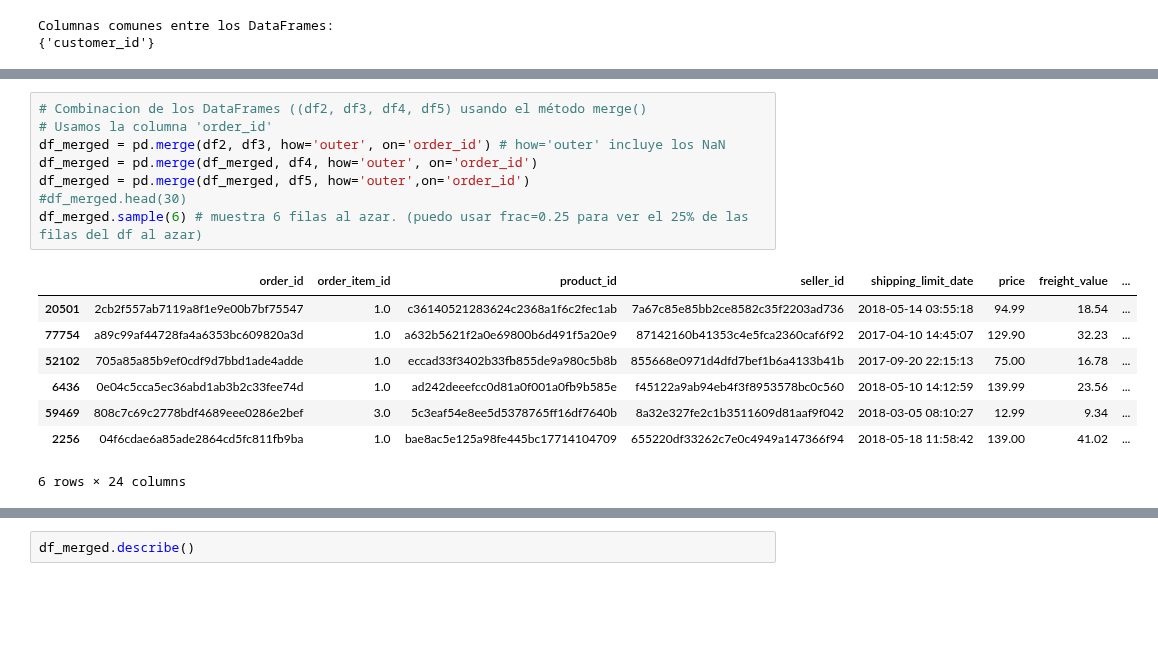
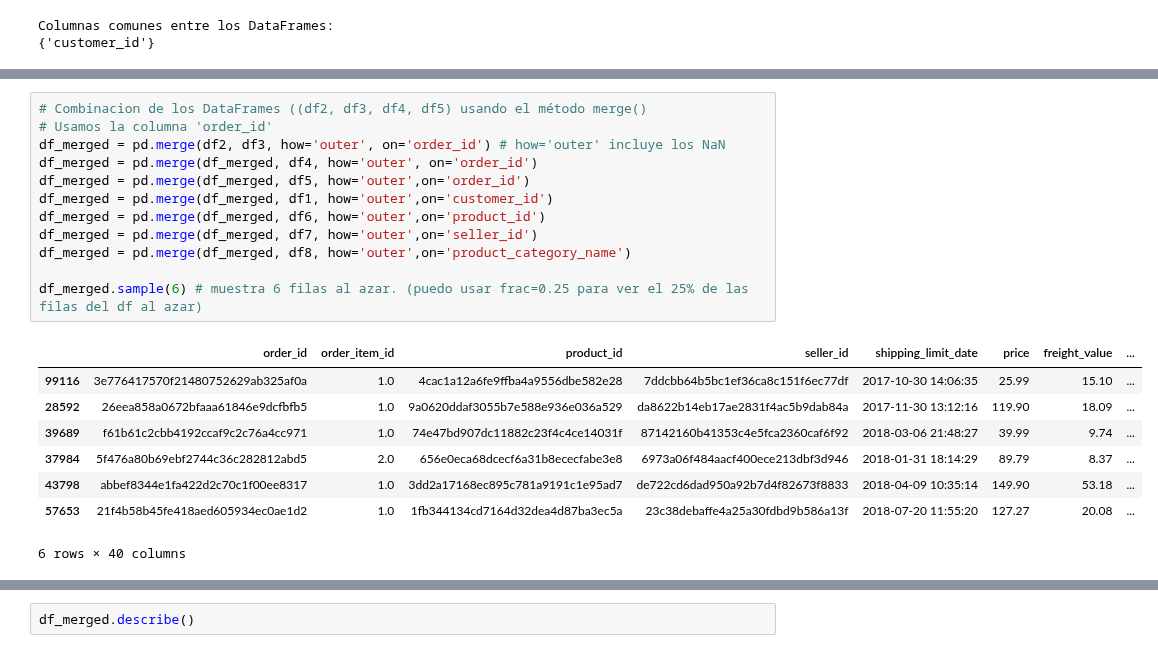
Before and after one commit to fabizap/Olist, a Jupyter notebook: Actividad_Integradora_Final.ipynb, the cells around one changed output, grey strips where cells are left out. Drawn from its saved outputs; the diff is of its cells as text; blank space fills up the shorter version.

```diff
--- a/Actividad_Integradora_Final.ipynb
+++ b/Actividad_Integradora_Final.ipynb
@@ -180,17 +198,21 @@ Columnas comunes entre los DataFrames:
 # %%
 # Combinacion de los DataFrames ((df2, df3, df4, df5) usando el método merge()
 # Usamos la columna 'order_id'
 df_merged = pd.merge(df2, df3, how='outer', on='order_id') # how='outer' incluye los NaN
 df_merged = pd.merge(df_merged, df4, how='outer', on='order_id')
 df_merged = pd.merge(df_merged, df5, how='outer',on='order_id')
-#df_merged.head(30)
+df_merged = pd.merge(df_merged, df1, how='outer',on='customer_id')
+df_merged = pd.merge(df_merged, df6, how='outer',on='product_id')
+df_merged = pd.merge(df_merged, df7, how='outer',on='seller_id')
+df_merged = pd.merge(df_merged, df8, how='outer',on='product_category_name')
+
 df_merged.sample(6) # muestra 6 filas al azar. (puedo usar frac=0.25 para ver el 25% de las filas del df al azar)
 # %% [output]
 |  | order_id | order_item_id | product_id | seller_id | shipping_limit_date | price | freight_value | ... |
-| 20501 | 2cb2f557ab7119a8f1e9e00b7bf75547 | 1.0 | c36140521283624c2368a1f6c2fec1ab | 7a67c85e85bb2ce8582c35f2203ad736 | 2018-05-14 03:55:18 | 94.99 | 18.54 | ... |
-| 77754 | a89c99af44728fa4a6353bc609820a3d | 1.0 | a632b5621f2a0e69800b6d491f5a20e9 | 87142160b41353c4e5fca2360caf6f92 | 2017-04-10 14:45:07 | 129.90 | 32.23 | ... |
-| 52102 | 705a85a85b9ef0cdf9d7bbd1ade4adde | 1.0 | eccad33f3402b33fb855de9a980c5b8b | 855668e0971d4dfd7bef1b6a4133b41b | 2017-09-20 22:15:13 | 75.00 | 16.78 | ... |
-| 6436 | 0e04c5cca5ec36abd1ab3b2c33fee74d | 1.0 | ad242deeefcc0d81a0f001a0fb9b585e | f45122a9ab94eb4f3f8953578bc0c560 | 2018-05-10 14:12:59 | 139.99 | 23.56 | ... |
-| 59469 | 808c7c69c2778bdf4689eee0286e2bef | 3.0 | 5c3eaf54e8ee5d5378765ff16df7640b | 8a32e327fe2c1b3511609d81aaf9f042 | 2018-03-05 08:10:27 | 12.99 | 9.34 | ... |
-| 2256 | 04f6cdae6a85ade2864cd5fc811fb9ba | 1.0 | bae8ac5e125a98fe445bc17714104709 | 655220df33262c7e0c4949a147366f94 | 2018-05-18 11:58:42 | 139.00 | 41.02 | ... |
+| 99116 | 3e776417570f21480752629ab325af0a | 1.0 | 4cac1a12a6fe9ffba4a9556dbe582e28 | 7ddcbb64b5bc1ef36ca8c151f6ec77df | 2017-10-30 14:06:35 | 25.99 | 15.10 | ... |
+| 28592 | 26eea858a0672bfaaa61846e9dcfbfb5 | 1.0 | 9a0620ddaf3055b7e588e936e036a529 | da8622b14eb17ae2831f4ac5b9dab84a | 2017-11-30 13:12:16 | 119.90 | 18.09 | ... |
+| 39689 | f61b61c2cbb4192ccaf9c2c76a4cc971 | 1.0 | 74e47bd907dc11882c23f4c4ce14031f | 87142160b41353c4e5fca2360caf6f92 | 2018-03-06 21:48:27 | 39.99 | 9.74 | ... |
+| 37984 | 5f476a80b69ebf2744c36c282812abd5 | 2.0 | 656e0eca68dcecf6a31b8ececfabe3e8 | 6973a06f484aacf400ece213dbf3d946 | 2018-01-31 18:14:29 | 89.79 | 8.37 | ... |
+| 43798 | abbef8344e1fa422d2c70c1f00ee8317 | 1.0 | 3dd2a17168ec895c781a9191c1e95ad7 | de722cd6dad950a92b7d4f82673f8833 | 2018-04-09 10:35:14 | 149.90 | 53.18 | ... |
+| 57653 | 21f4b58b45fe418aed605934ec0ae1d2 | 1.0 | 1fb344134cd7164d32dea4d87ba3ec5a | 23c38debaffe4a25a30fdbd9b586a13f | 2018-07-20 11:55:20 | 127.27 | 20.08 | ... |
-6 rows × 24 columns
+6 rows × 40 columns
```
Also changed, not shown: parts of 14 cells of this notebook.
